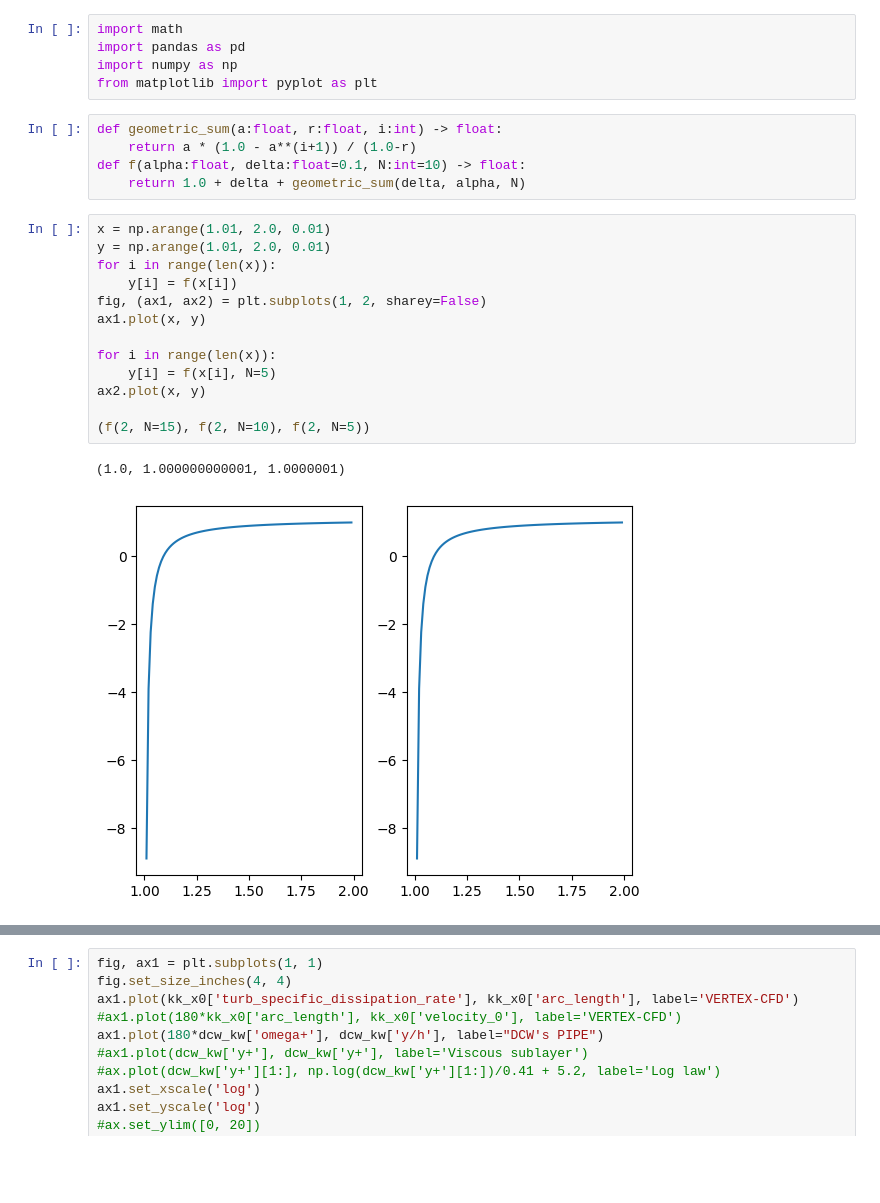
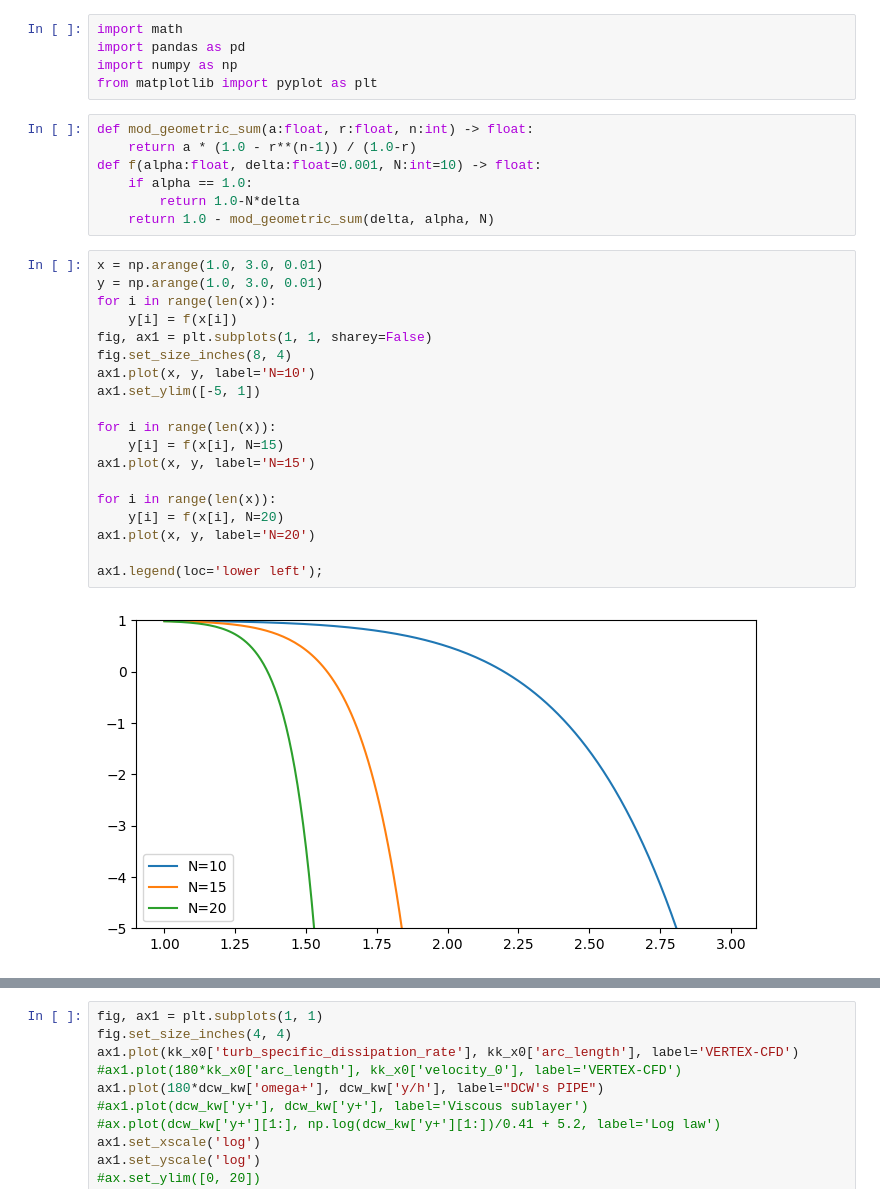
Before and after one commit to jasondegraw/hippogryph, a Jupyter notebook: theory/geometric.ipynb, the cells around one changed output, grey strips where cells are left out. Cells and saved outputs as stored; diff of their text form; blank space fills up the shorter version.

```diff
--- a/theory/geometric.ipynb
+++ b/theory/geometric.ipynb
@@ -31,26 +31,33 @@ import pandas as pd
 import numpy as np
 from matplotlib import pyplot as plt
 # %%
-def geometric_sum(a:float, r:float, i:int) -> float:
-    return a * (1.0 - a**(i+1)) / (1.0-r)
-def f(alpha:float, delta:float=0.1, N:int=10) -> float:
-    return 1.0 + delta + geometric_sum(delta, alpha, N)
+def mod_geometric_sum(a:float, r:float, n:int) -> float:
+    return a * (1.0 - r**(n-1)) / (1.0-r)
+def f(alpha:float, delta:float=0.001, N:int=10) -> float:
+    if alpha == 1.0:
+        return 1.0-N*delta
+    return 1.0 - mod_geometric_sum(delta, alpha, N)
 # %%
-x = np.arange(1.01, 2.0, 0.01)
-y = np.arange(1.01, 2.0, 0.01)
+x = np.arange(1.0, 3.0, 0.01)
+y = np.arange(1.0, 3.0, 0.01)
 for i in range(len(x)):
     y[i] = f(x[i])
-fig, (ax1, ax2) = plt.subplots(1, 2, sharey=False)
-ax1.plot(x, y)
+fig, ax1 = plt.subplots(1, 1, sharey=False)
+fig.set_size_inches(8, 4)
+ax1.plot(x, y, label='N=10')
+ax1.set_ylim([-5, 1])
 
 for i in range(len(x)):
-    y[i] = f(x[i], N=5)
-ax2.plot(x, y)
+    y[i] = f(x[i], N=15)
+ax1.plot(x, y, label='N=15')
 
-(f(2, N=15), f(2, N=10), f(2, N=5))
+for i in range(len(x)):
+    y[i] = f(x[i], N=20)
+ax1.plot(x, y, label='N=20')
+
+ax1.legend(loc='lower left');
 # %% [output]
-(1.0, 1.000000000001, 1.0000001)
-[figure, old version]
+[figure, new version]
 # %%
 fig, ((ax1, ax2, ax3), (ax4, ax5, ax6)) = plt.subplots(2, 3, sharey=False)
 fig.set_size_inches(12,9)
```
Also changed, not shown: parts of 2 cells of this notebook, 6 other files.
